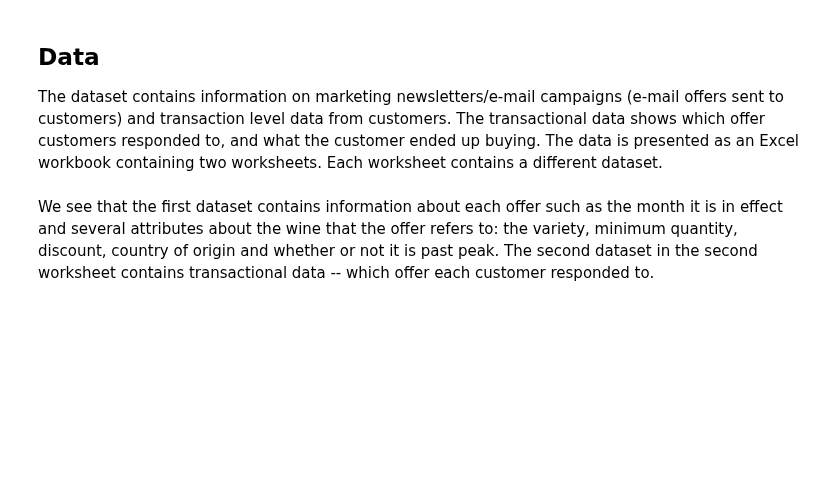
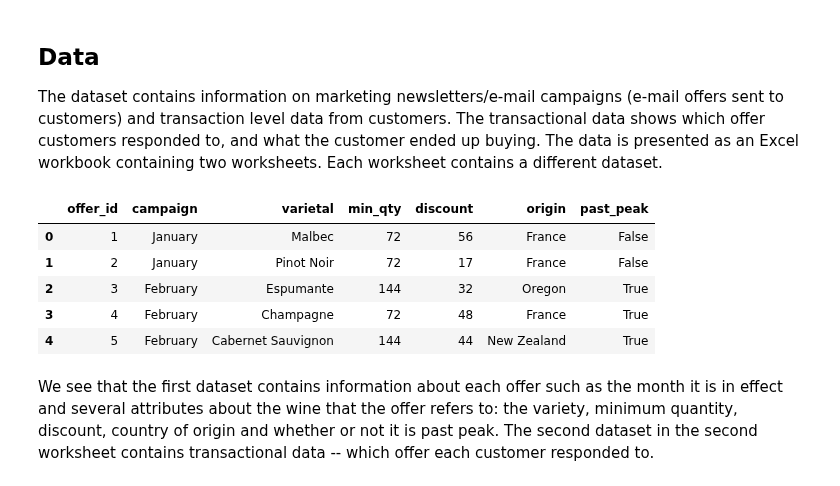
Before and after one commit to aq2oo3/mec-mini-projects, a Jupyter notebook: mec-16.2.6-clustering-mini-project/Mini_Project_Clustering.ipynb, the cells around one changed output. Saved outputs shown, nothing was run; the diff lists cells and outputs as text; code cells hidden in the pictures; blank space fills up the shorter version.

```diff
--- a/mec-16.2.6-clustering-mini-project/Mini_Project_Clustering.ipynb
+++ b/mec-16.2.6-clustering-mini-project/Mini_Project_Clustering.ipynb
@@ -27,9 +27,17 @@ Resolving deltas: 100% (111/111), done.
 
 The dataset contains information on marketing newsletters/e-mail campaigns (e-mail offers sent to customers) and transaction level data from customers. The transactional data shows which offer customers responded to, and what the customer ended up buying. The data is presented as an Excel workbook containing two worksheets. Each worksheet contains a different dataset.
 # %%
-df_offers = pd.read_excel("./WineKMC.xlsx", sheetname=0)
+#df_offers = pd.read_excel("./WineKMC.xlsx", sheetname=1)
+df_offers = pd.read_excel("/content/mec-mini-projects/mec-16.2.6-clustering-mini-project/WineKMC.xlsx", 0)
 df_offers.columns = ["offer_id", "campaign", "varietal", "min_qty", "discount", "origin", "past_peak"]
 df_offers.head()
+# %% [output]
+|  | offer_id | campaign | varietal | min_qty | discount | origin | past_peak |
+| 0 | 1 | January | Malbec | 72 | 56 | France | False |
+| 1 | 2 | January | Pinot Noir | 72 | 17 | France | False |
+| 2 | 3 | February | Espumante | 144 | 32 | Oregon | True |
+| 3 | 4 | February | Champagne | 72 | 48 | France | True |
+| 4 | 5 | February | Cabernet Sauvignon | 144 | 44 | New Zealand | True |
 # %% [markdown]
 We see that the first dataset contains information about each offer such as the month it is in effect and several attributes about the wine that the offer refers to: the variety, minimum quantity, discount, country of origin and whether or not it is past peak. The second dataset in the second worksheet contains transactional data -- which offer each customer responded to.
 # %%
```
Also changed, not shown: parts of 3 cells of this notebook.
